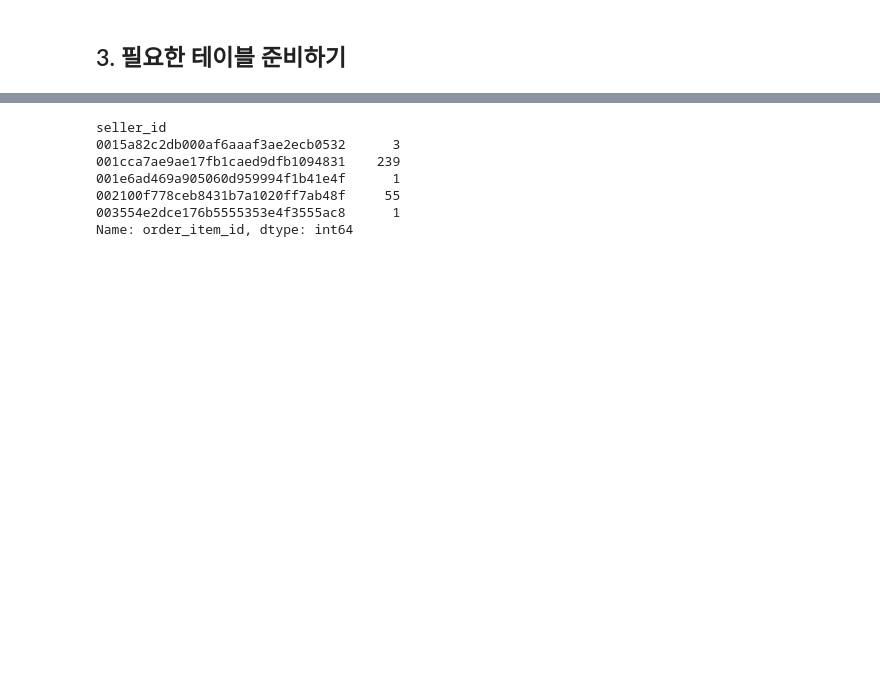
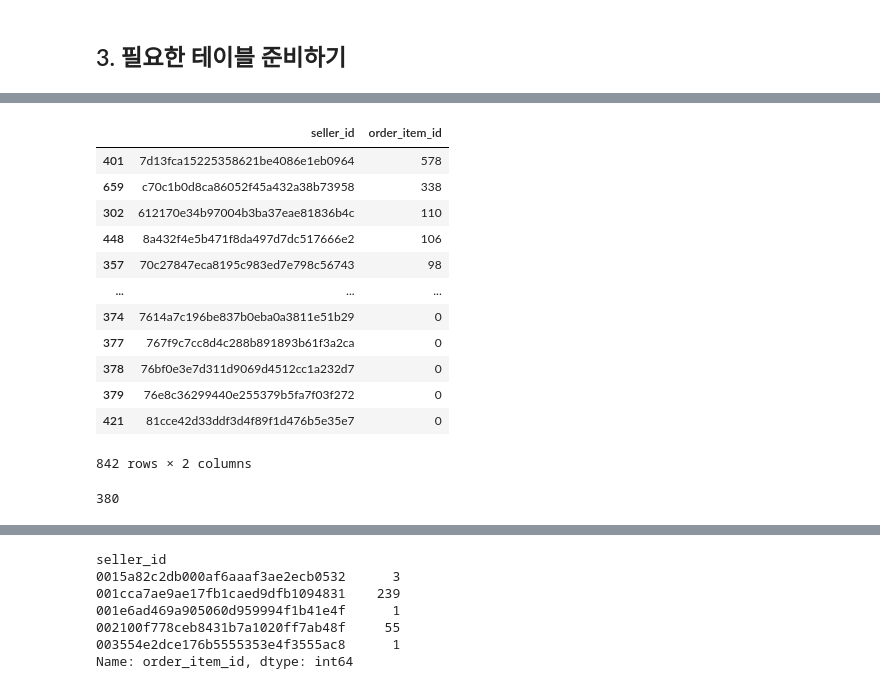
Before and after one commit to eunjipark123/olist_sellerside_analysis, a Jupyter notebook: Olist_seller_sales_analysis.ipynb, the cells around one changed output, grey strips where cells are left out. Saved outputs shown, nothing was run; the diff lists cells and outputs as text; code cells hidden in the pictures; blank space fills up the shorter version.

Commit message:
table_join_test

```diff
--- a/Olist_seller_sales_analysis.ipynb
+++ b/Olist_seller_sales_analysis.ipynb
@@ -144,0 +141,3 @@ marketing_funnel = mql.merge(closed_deals, how = 'left', on = 'mql_id')
+# %%
+mf_items = marketing_funnel.merge(order_items, how = 'left', on = 'seller_id')
+mf_items.head(5)
@@ -144,0 +152,20 @@ marketing_funnel = mql.merge(closed_deals, how = 'left', on = 'mql_id')
+# %%
+# 한 셀러 당 여러 개의 오더 아이템을 판매하므로, 테이블에 여러 셀러명이 중복되어 있음을 알 수 있다.
+# 따라서 seller_id를 카운트할 때 고유 값으로 카운트해야함
+
+a = pd.DataFrame(mf_items.groupby('seller_id')['order_item_id'].count()).reset_index().sort_values(by = 'order_item_id', ascending = False)
+a
+# %% [output]
+|  | seller_id | order_item_id |
+| 401 | 7d13fca15225358621be4086e1eb0964 | 578 |
+| 659 | c70c1b0d8ca86052f45a432a38b73958 | 338 |
+| 302 | 612170e34b97004b3ba37eae81836b4c | 110 |
+| 448 | 8a432f4e5b471f8da497d7dc517666e2 | 106 |
+| 357 | 70c27847eca8195c983ed7e798c56743 | 98 |
+| ... | ... | ... |
+| 374 | 7614a7c196be837b0eba0a3811e51b29 | 0 |
+| 377 | 767f9c7cc8d4c288b891893b61f3a2ca | 0 |
+| 378 | 76bf0e3e7d311d9069d4512cc1a232d7 | 0 |
+| 379 | 76e8c36299440e255379b5fa7f03f272 | 0 |
+| 421 | 81cce42d33ddf3d4f89f1d476b5e35e7 | 0 |
+842 rows × 2 columns
@@ -144,0 +175,4 @@ marketing_funnel = mql.merge(closed_deals, how = 'left', on = 'mql_id')
+# %%
+seller_with_order_cnt
+# %% [output]
+380
```
Also changed, not shown: parts of 28 cells of this notebook.
